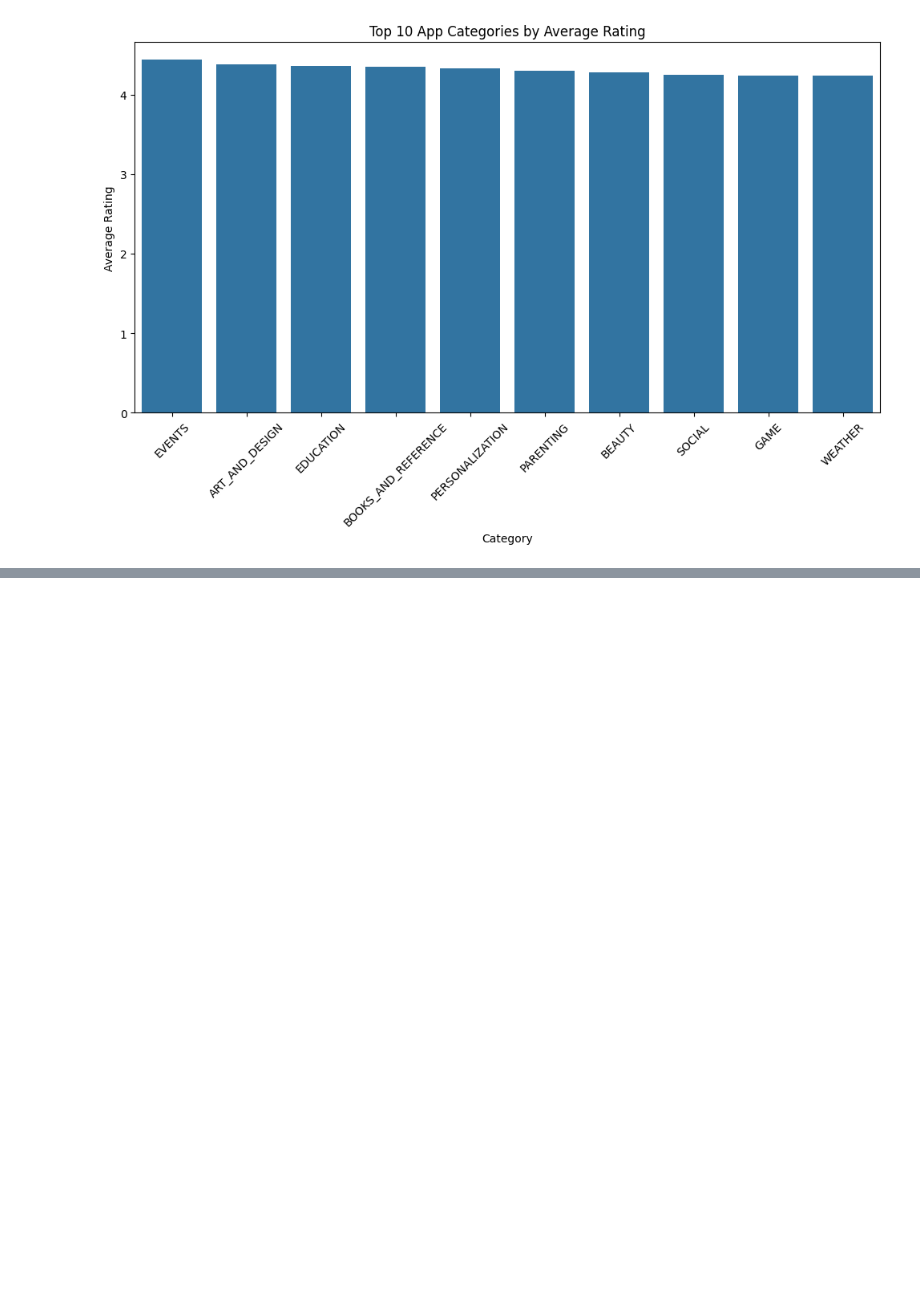
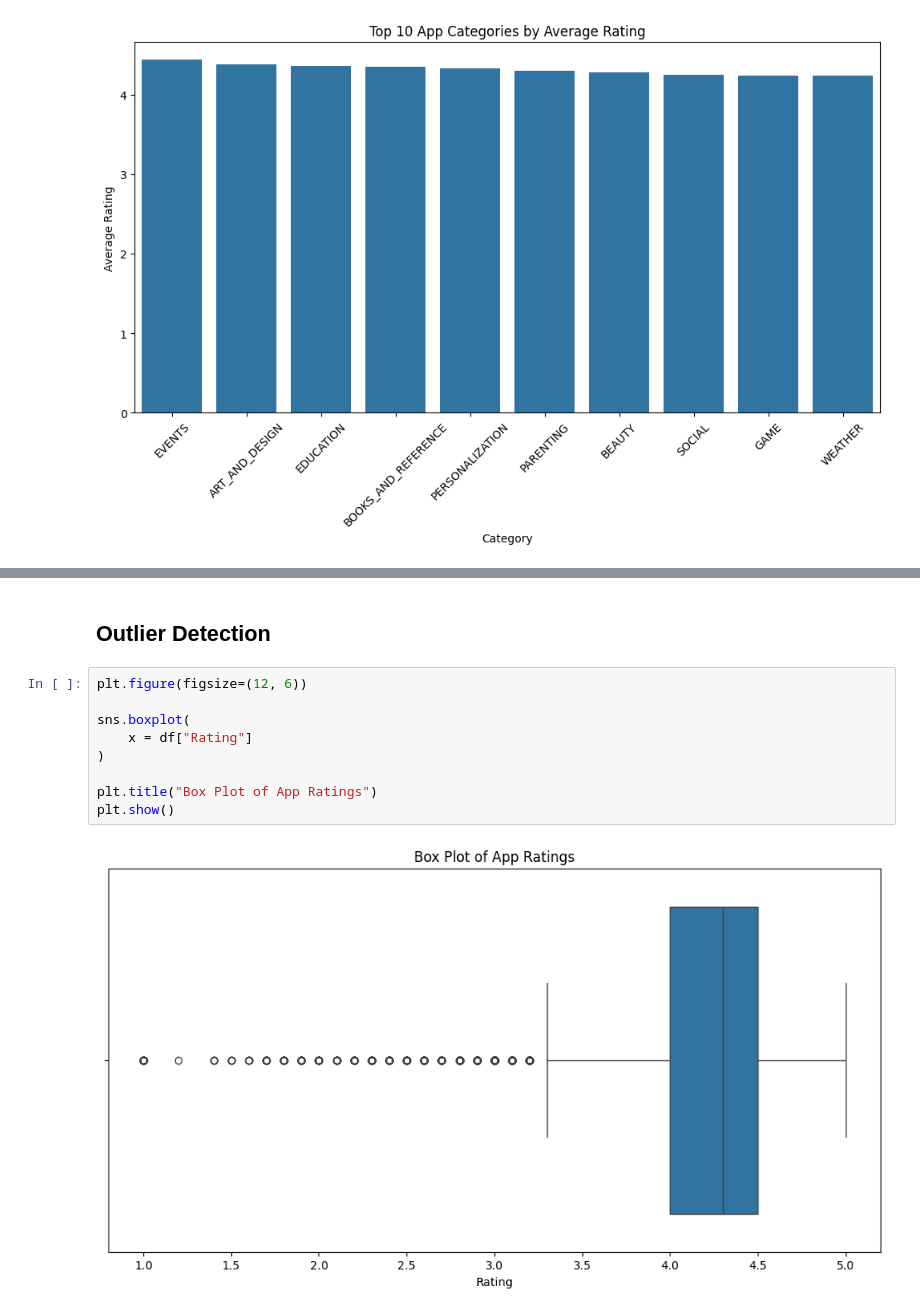
Before and after one commit to OmChauhan07/Google_Play_Store_Data_Analytics, a Jupyter notebook: Notebooks/EDA_and_Visualiation_Preprocessing.ipynb, the cells around one changed output, grey strips where cells are left out. Saved outputs shown, nothing was run; the diff lists cells and outputs as text; blank space fills up the shorter version.

```diff
--- a/Notebooks/EDA_and_Visualiation_Preprocessing.ipynb
+++ b/Notebooks/EDA_and_Visualiation_Preprocessing.ipynb
@@ -233,0 +345,13 @@ plt.show()
+# %% [markdown]
+## Outlier Detection
+# %%
+plt.figure(figsize=(12, 6))
+
+sns.boxplot(
+    x = df["Rating"]
+)
+
+plt.title("Box Plot of App Ratings")
+plt.show()
+# %% [output]
+[figure, added]
```
Also changed, not shown: parts of 15 cells of this notebook.
